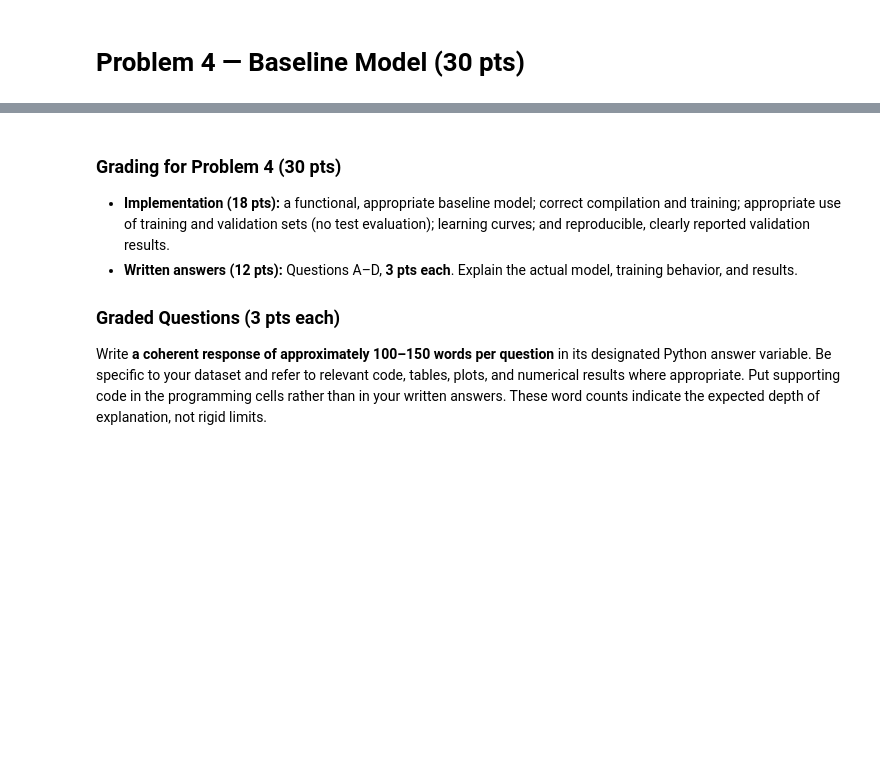
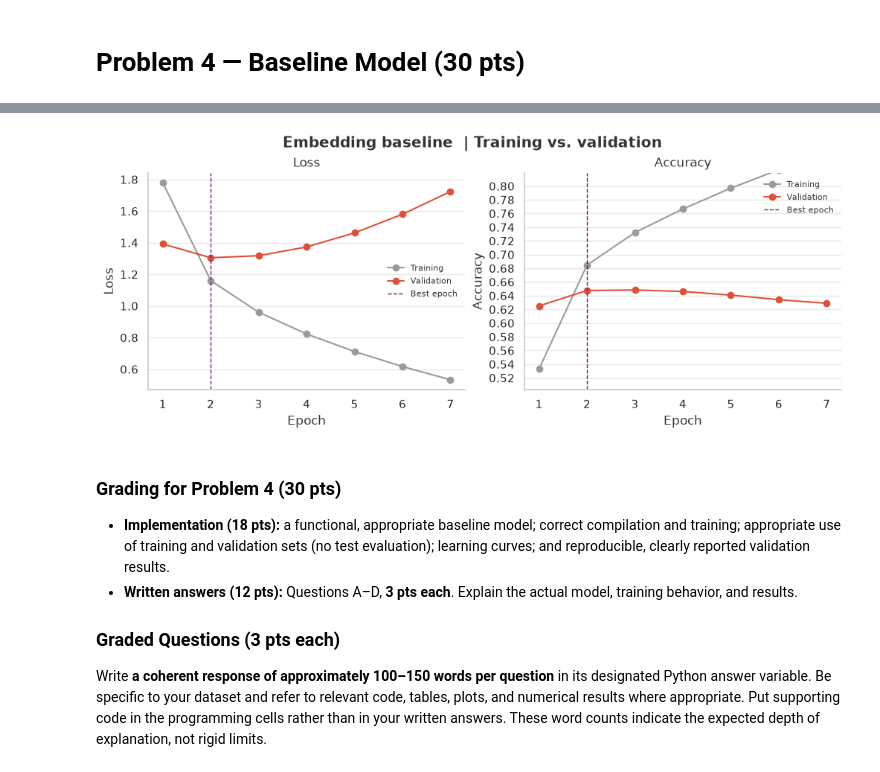
Before and after one commit to raffwh/dx703_hw, a Jupyter notebook: notebooks/Final_Project_Milestone_1.ipynb, the cells around one changed output, grey strips where cells are left out. Drawn from its saved outputs; the diff is of its cells as text; code cells hidden in the pictures; blank space fills up the shorter version.

```diff
--- a/notebooks/Final_Project_Milestone_1.ipynb
+++ b/notebooks/Final_Project_Milestone_1.ipynb
@@ -1855,2 +1777,0 @@ num_classes = len(label_encoder.classes_)
-# %%
-model, hist_df, row = simple_train("distilbert_len128")
@@ -1882,3 +1860,84 @@ NameError: name 'hist_df' is not defined
+# %%
+
+#      TRAINING CURVES
+# ======================================
+
+def plot_curves(hist_df, sup_title):
+
+    best = hist_df["val_loss"].idxmin()
+    best_epoch = hist_df.loc[best, "epoch"]
+
+    measures = [
+        ("loss", "val_loss", "Loss"),
+        ("acc", "val_acc", "Accuracy")
+    ]
+
+    fig, axes = plt.subplots(
+        1,
+        2,
+        figsize=(10, 4),
+        layout="constrained"
+    )
+
+    for ax, (train_col, val_col, title) in zip(axes, measures):
+
+        ax.plot(
+            hist_df["epoch"],
+            hist_df[train_col],
+            color="#9a9a9a",
+            marker="o",
+            label="Training"
+        )
+
+        ax.plot(
+            hist_df["epoch"],
+            hist_df[val_col],
+            color="#dd513a",
+            marker="o",
+            label="Validation"
+        )
+
+        ax.axvline(
+            best_epoch,
+            color="#7a0c7f",
+            linestyle="--",
+            linewidth=1,
+            label="Best epoch"
+        )
+
+        ax.set(
+            title=title,
+            xlabel="Epoch",
+            ylabel=title
+        )
+
+
+        if title == 'Accuracy':
+            values = hist_df[[train_col , val_col]].to_numpy()
+            y_min = max(0, values.min() -0.03)
+            y_max = min(1, values.max() - 0.03)
+            ax.set_ylim(y_min, y_max)
+            ax.yaxis.set_major_locator(plt.MaxNLocator(nbins= 20))
+
+        ax.grid(axis="y", color="#e8e8e8")
+        ax.grid(axis="x", visible=False)
+
+        ax.spines["top"].set_visible(False)
+        ax.spines["right"].set_visible(False)
+
+        ax.legend(frameon=False, fontsize=8)
+
+    fig.suptitle(
+        (f"{sup_title}  | Training vs. validation") ,
+        fontweight="bold"
+    )
+
+    plt.show()
+
+
+plot_curves(hist_df, "Embedding baseline")
+# %% [output]
+[figure, added]
 # %% [markdown]
 ### Grading for Problem 4 (30 pts)
 
```
Also changed, not shown: parts of 21 cells of this notebook, 1 other file.
